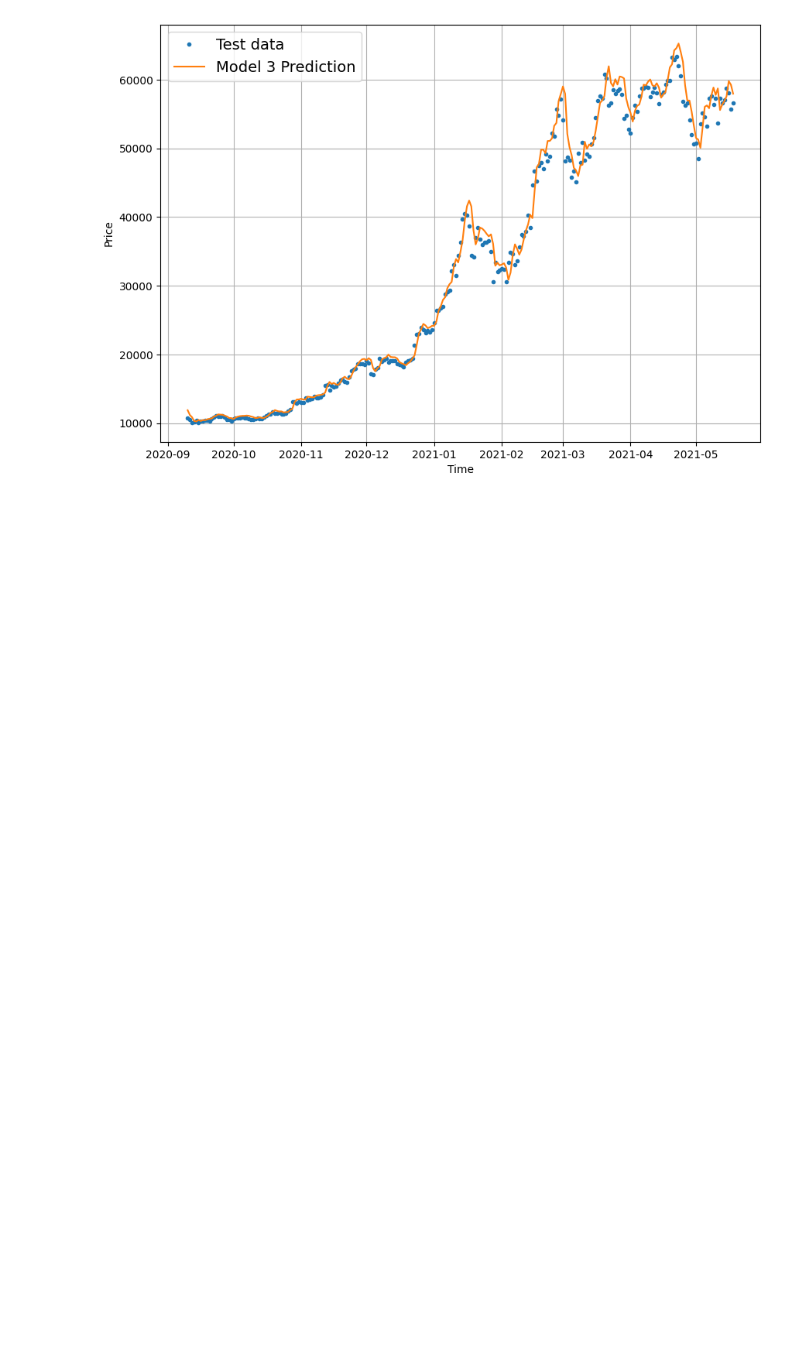
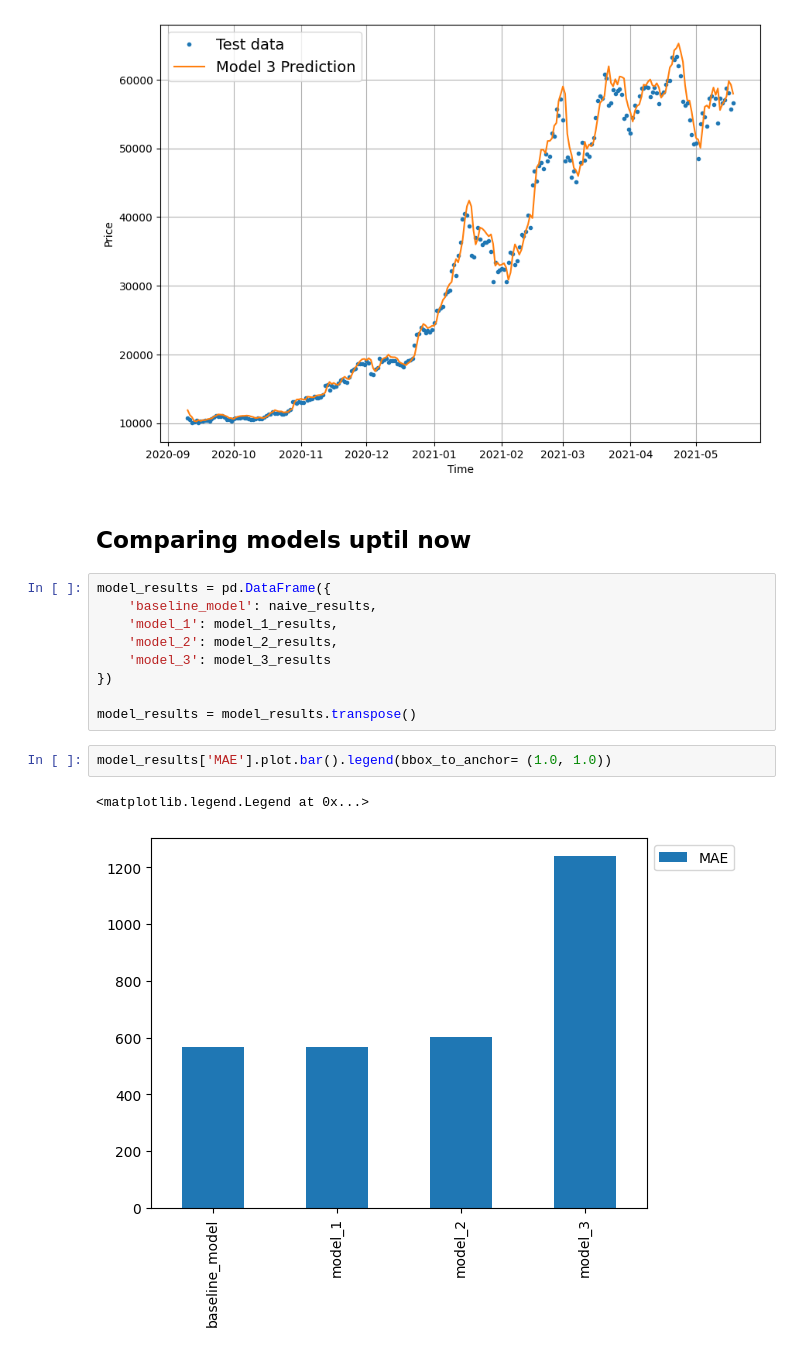
Before and after one commit to klsharma22/TensorflowCertifcationCourse, a Jupyter notebook: 10_time_series_forecasting_with_tensorflow.ipynb, the cells around one changed output. Saved outputs shown, nothing was run; the diff lists cells and outputs as text; blank space fills up the shorter version.

Commit message:
Created a comparison between the models

```diff
--- a/10_time_series_forecasting_with_tensorflow.ipynb
+++ b/10_time_series_forecasting_with_tensorflow.ipynb
@@ -947,3 +947,19 @@ plot_time_series(timesteps= X_test[-len(test_windows):],
                  label= 'Model 3 Prediction')
 # %% [output]
 [figure]
+# %% [markdown]
+## Comparing models uptil now
+# %%
+model_results = pd.DataFrame({
+    'baseline_model': naive_results,
+    'model_1': model_1_results,
+    'model_2': model_2_results,
+    'model_3': model_3_results
+})
+
+model_results = model_results.transpose()
+# %%
+model_results['MAE'].plot.bar().legend(bbox_to_anchor= (1.0, 1.0))
+# %% [output]
+<matplotlib.legend.Legend at 0x...>
+[figure, added]
```
